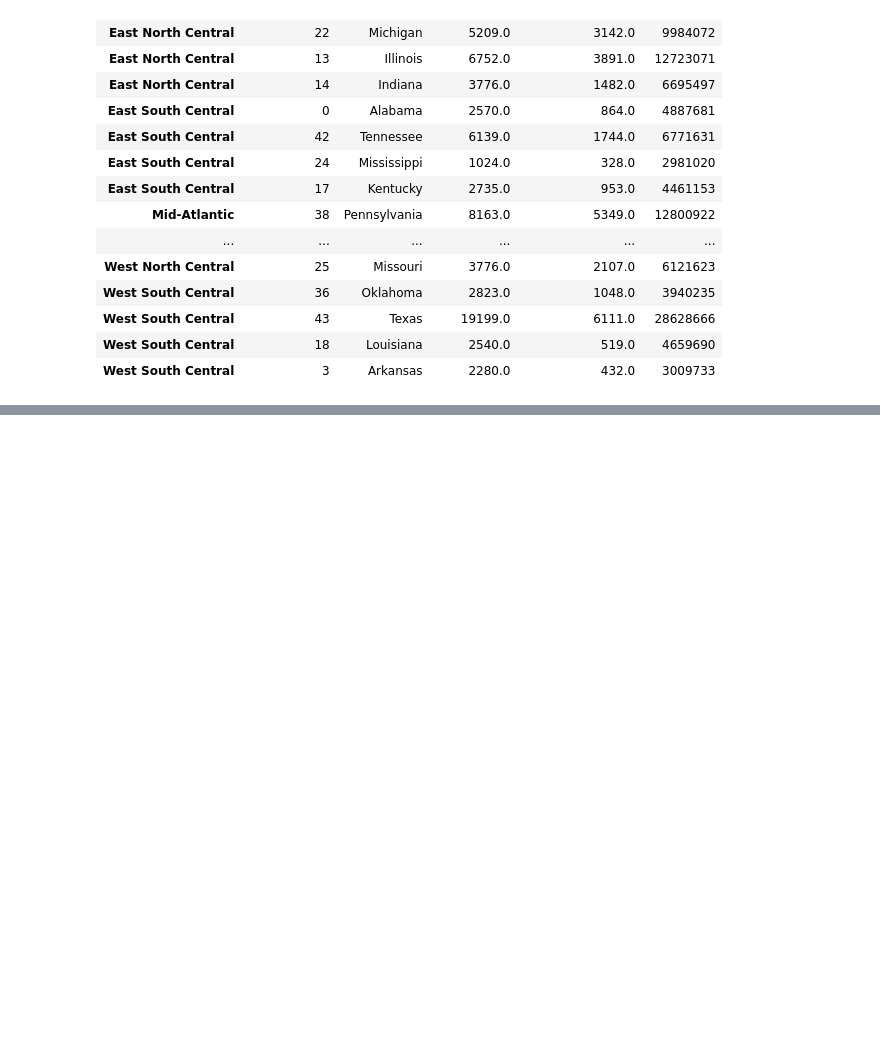
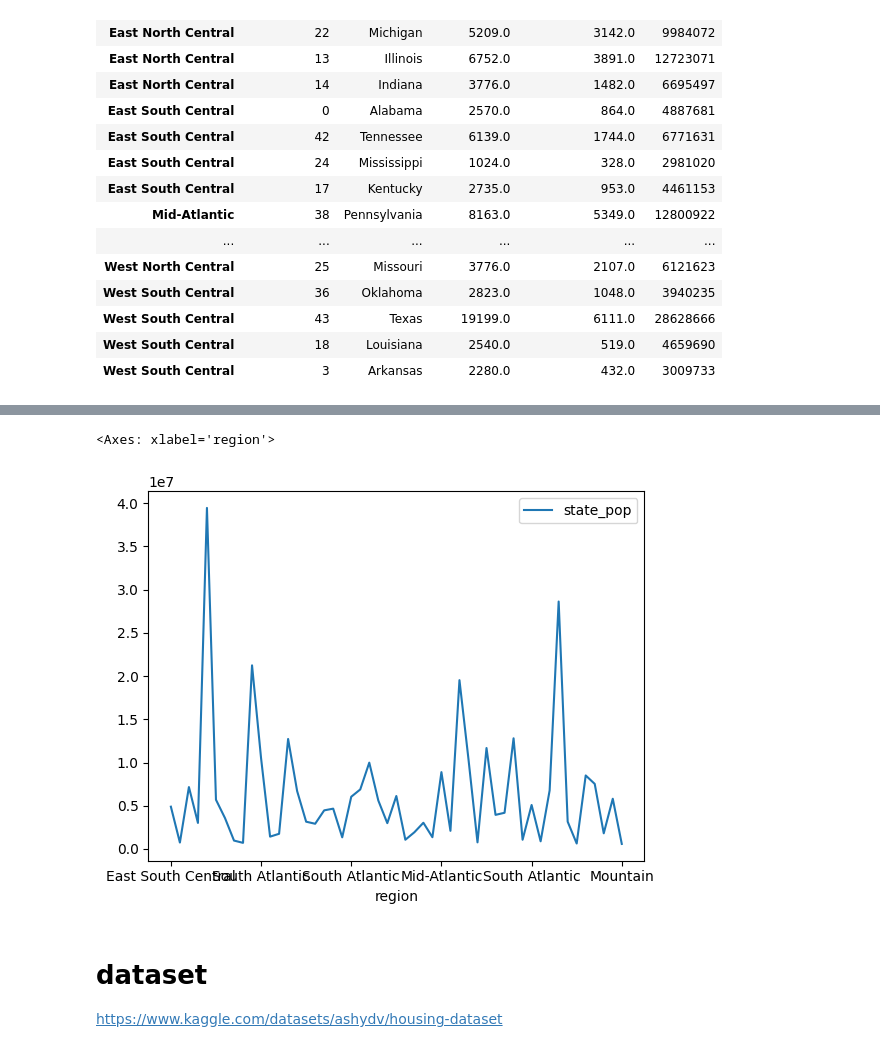
Before and after one commit to HebaSedik/machine-learning, a Jupyter notebook: pandas_trash.ipynb, the cells around one changed output, grey strips where cells are left out. Drawn from its saved outputs; the diff is of its cells as text; code cells hidden in the pictures; blank space fills up the shorter version.

```diff
--- a/pandas_trash.ipynb
+++ b/pandas_trash.ipynb
@@ -334,0 +400,8 @@ df_indexing.sort_index(level='region')
+# %%
+df_home.plot(x='region',y='state_pop',kind='line')
+# %% [output]
+<Axes: xlabel='region'>
+[figure, added]
+# %% [markdown]
+# **dataset**
+https://www.kaggle.com/datasets/ashydv/housing-dataset
```
Also changed, not shown: parts of 20 cells of this notebook.
